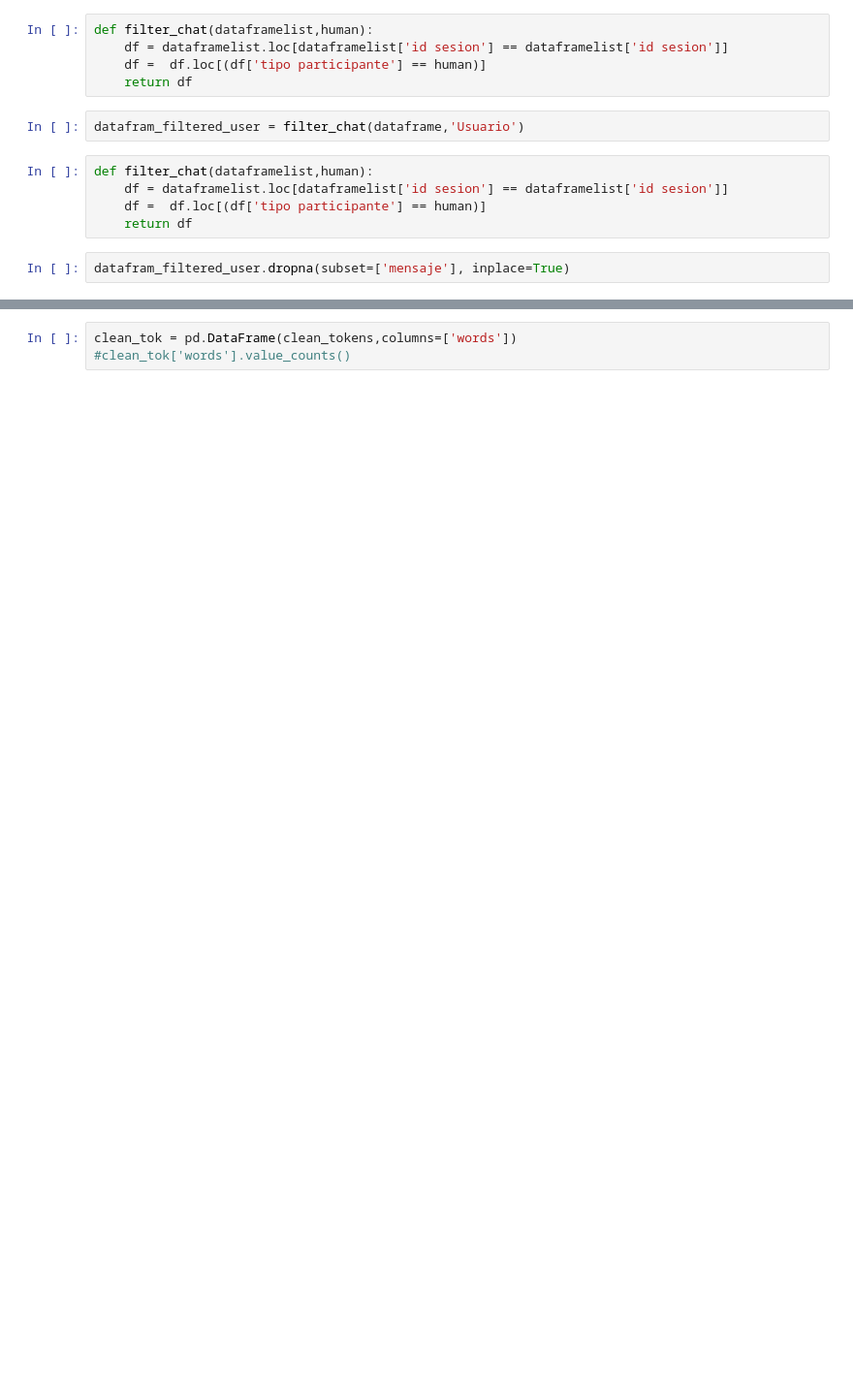
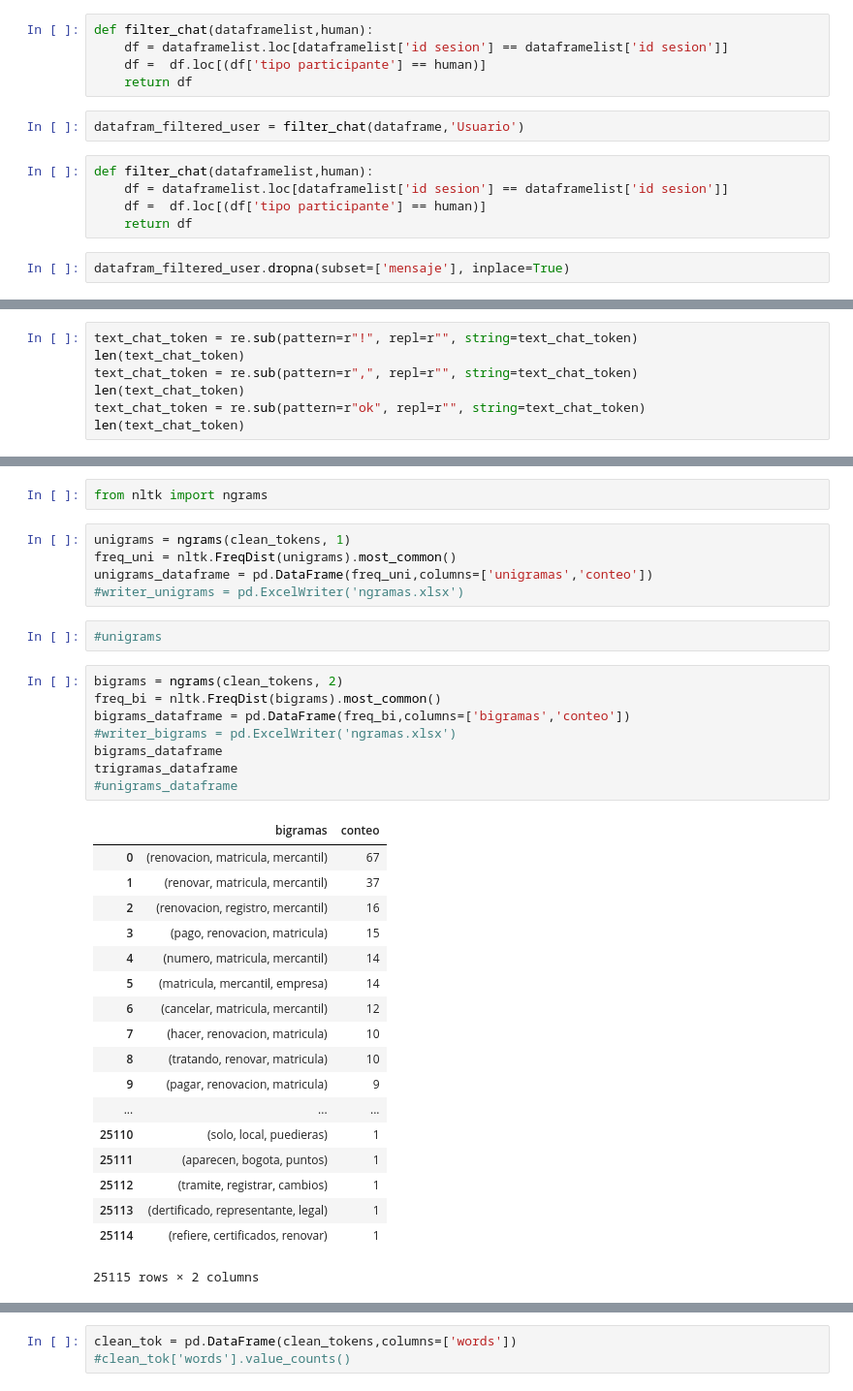
Before and after one commit to jhonex1234/code_py, a Jupyter notebook: nltk/graph_count_promedio/words/chat's/count_words.ipynb, the cells around one changed output, grey strips where cells are left out. Shown at 97% size. Cells and saved outputs as stored; diff of their text form; blank space fills up the shorter version.

```diff
--- a/nltk/graph_count_promedio/words/chat's/count_words.ipynb
+++ b/nltk/graph_count_promedio/words/chat's/count_words.ipynb
@@ -50,0 +184,7 @@ text_chat = datafram_filtered_user['mensaje']
+# %%
+text_chat_token = re.sub(pattern=r"!", repl=r"", string=text_chat_token)
+len(text_chat_token)
+text_chat_token = re.sub(pattern=r",", repl=r"", string=text_chat_token)
+len(text_chat_token)
+text_chat_token = re.sub(pattern=r"ok", repl=r"", string=text_chat_token)
+len(text_chat_token)
@@ -54,0 +255,36 @@ len(text_chat)
+# %%
+from nltk import ngrams
+# %%
+unigrams = ngrams(clean_tokens, 1)
+freq_uni = nltk.FreqDist(unigrams).most_common()
+unigrams_dataframe = pd.DataFrame(freq_uni,columns=['unigramas','conteo'])
+#writer_unigrams = pd.ExcelWriter('ngramas.xlsx')
+# %%
+#unigrams
+# %%
+bigrams = ngrams(clean_tokens, 2)
+freq_bi = nltk.FreqDist(bigrams).most_common()
+bigrams_dataframe = pd.DataFrame(freq_bi,columns=['bigramas','conteo'])
+#writer_bigrams = pd.ExcelWriter('ngramas.xlsx')
+bigrams_dataframe
+trigramas_dataframe
+#unigrams_dataframe
+# %% [output]
+|  | bigramas | conteo |
+| 0 | (renovacion, matricula, mercantil) | 67 |
+| 1 | (renovar, matricula, mercantil) | 37 |
+| 2 | (renovacion, registro, mercantil) | 16 |
+| 3 | (pago, renovacion, matricula) | 15 |
+| 4 | (numero, matricula, mercantil) | 14 |
+| 5 | (matricula, mercantil, empresa) | 14 |
+| 6 | (cancelar, matricula, mercantil) | 12 |
+| 7 | (hacer, renovacion, matricula) | 10 |
+| 8 | (tratando, renovar, matricula) | 10 |
+| 9 | (pagar, renovacion, matricula) | 9 |
+| ... | ... | ... |
+| 25110 | (solo, local, puedieras) | 1 |
+| 25111 | (aparecen, bogota, puntos) | 1 |
+| 25112 | (tramite, registrar, cambios) | 1 |
+| 25113 | (dertificado, representante, legal) | 1 |
+| 25114 | (refiere, certificados, renovar) | 1 |
+25115 rows × 2 columns
```
Also changed, not shown: parts of 52 cells of this notebook, 6 other files.
